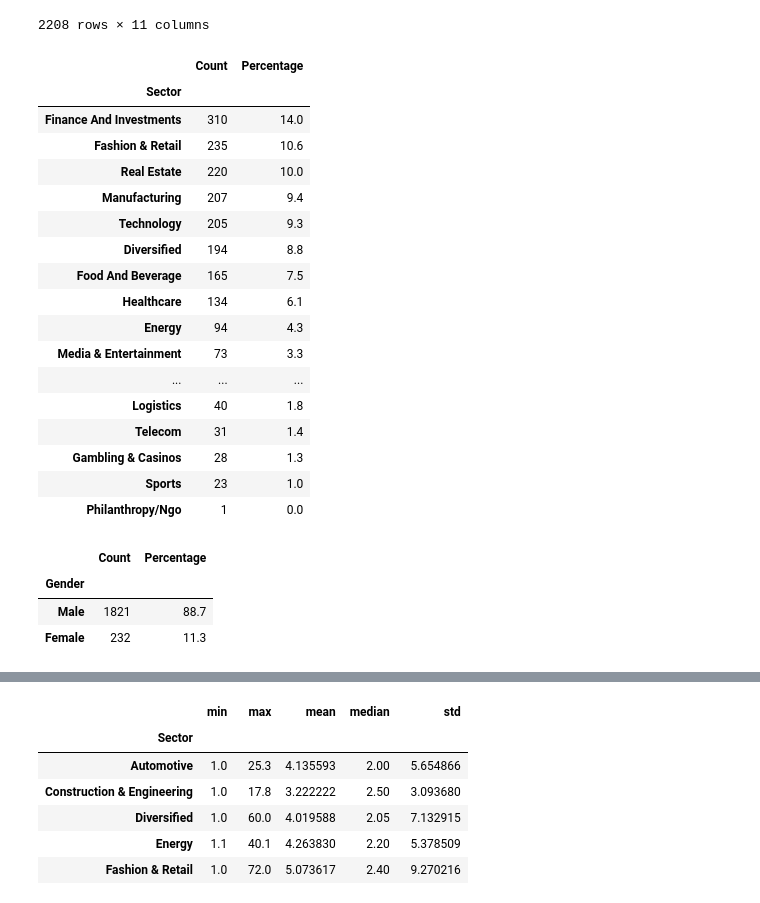
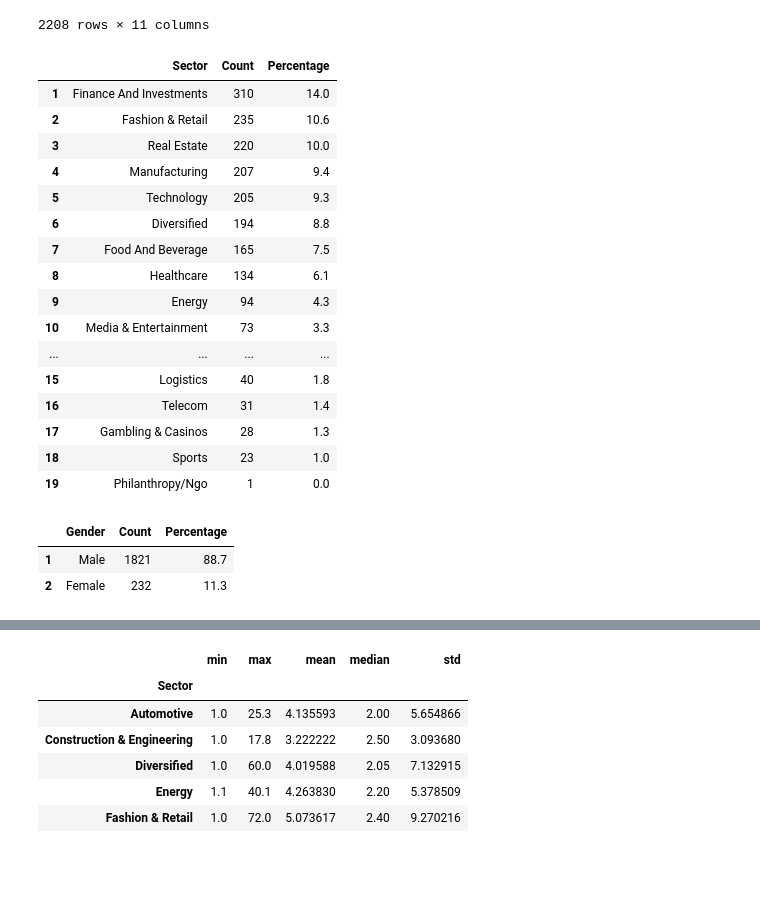
Before and after one commit to miguelmaragon/Ironhack-Module-1-Project---Pipelines---MMA, a Jupyter notebook: notebooks/Report.ipynb, the cells around one changed output, grey strips where cells are left out. Saved outputs shown, nothing was run; the diff lists cells and outputs as text; code cells hidden in the pictures; blank space fills up the shorter version.

```diff
--- a/notebooks/Report.ipynb
+++ b/notebooks/Report.ipynb
@@ -21,37 +21,39 @@ tabla
 # %%
 report1 = pd.DataFrame(tabla.groupby('Sector')['Name'].count().sort_values(ascending=False))
 report1.rename(columns = {'Name':'Count'}, inplace = True)
 report1['Percentage']=round(report1.Count/sum(report1.Count)*100,1)
+report1 = report1.reset_index()
+report1.index += 1
 report1
 # %% [output]
-|  | Count | Percentage |
-| Sector |  |  |
-| Finance And Investments | 310 | 14.0 |
-| Fashion & Retail | 235 | 10.6 |
-| Real Estate | 220 | 10.0 |
-| Manufacturing | 207 | 9.4 |
-| Technology | 205 | 9.3 |
-| Diversified | 194 | 8.8 |
-| Food And Beverage | 165 | 7.5 |
-| Healthcare | 134 | 6.1 |
-| Energy | 94 | 4.3 |
-| Media & Entertainment | 73 | 3.3 |
-| ... | ... | ... |
-| Logistics | 40 | 1.8 |
-| Telecom | 31 | 1.4 |
-| Gambling & Casinos | 28 | 1.3 |
-| Sports | 23 | 1.0 |
-| Philanthropy/Ngo | 1 | 0.0 |
+|  | Sector | Count | Percentage |
+| 1 | Finance And Investments | 310 | 14.0 |
+| 2 | Fashion & Retail | 235 | 10.6 |
+| 3 | Real Estate | 220 | 10.0 |
+| 4 | Manufacturing | 207 | 9.4 |
+| 5 | Technology | 205 | 9.3 |
+| 6 | Diversified | 194 | 8.8 |
+| 7 | Food And Beverage | 165 | 7.5 |
+| 8 | Healthcare | 134 | 6.1 |
+| 9 | Energy | 94 | 4.3 |
+| 10 | Media & Entertainment | 73 | 3.3 |
+| ... | ... | ... | ... |
+| 15 | Logistics | 40 | 1.8 |
+| 16 | Telecom | 31 | 1.4 |
+| 17 | Gambling & Casinos | 28 | 1.3 |
+| 18 | Sports | 23 | 1.0 |
+| 19 | Philanthropy/Ngo | 1 | 0.0 |
 # %%
 report2 = pd.DataFrame(tabla.groupby('Gender')['Name'].count().sort_values(ascending=False))
 report2.rename(columns = {'Name':'Count'}, inplace = True)
 report2['Percentage']=round(report2.Count/sum(report2.Count)*100,1)
+report2 = report2.reset_index()
+report2.index += 1
 report2
 # %% [output]
-|  | Count | Percentage |
-| Gender |  |  |
-| Male | 1821 | 88.7 |
-| Female | 232 | 11.3 |
+|  | Gender | Count | Percentage |
+| 1 | Male | 1821 | 88.7 |
+| 2 | Female | 232 | 11.3 |
 # %%
 report3 = pd.DataFrame(tabla.loc[tabla['Age']!=-1,:].groupby('Sector')['Age','Worth'].agg(['min', 'max', 'mean', 'median', 'std']))
 report3
```
Also changed, not shown: parts of 2 cells of this notebook, 10 other files.
